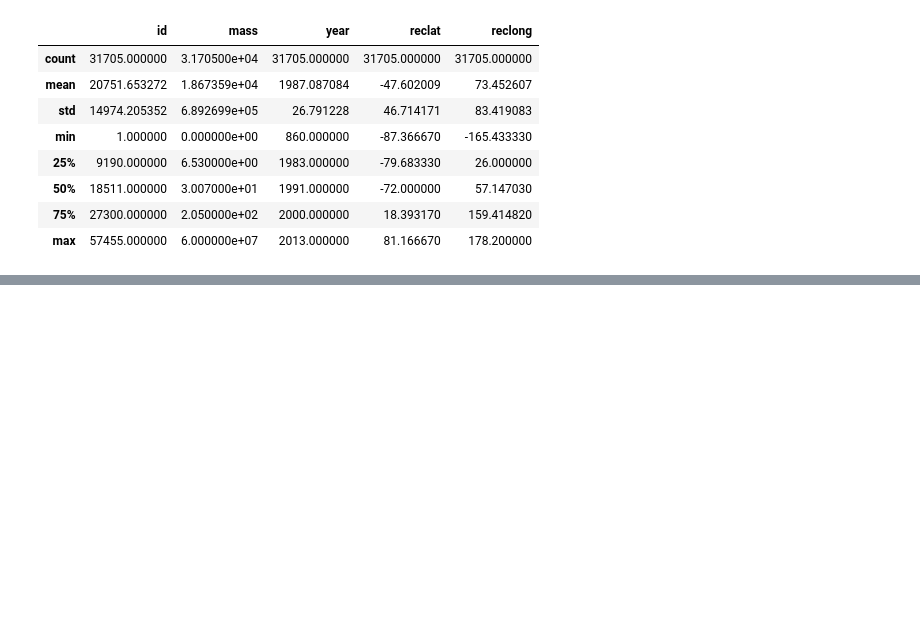
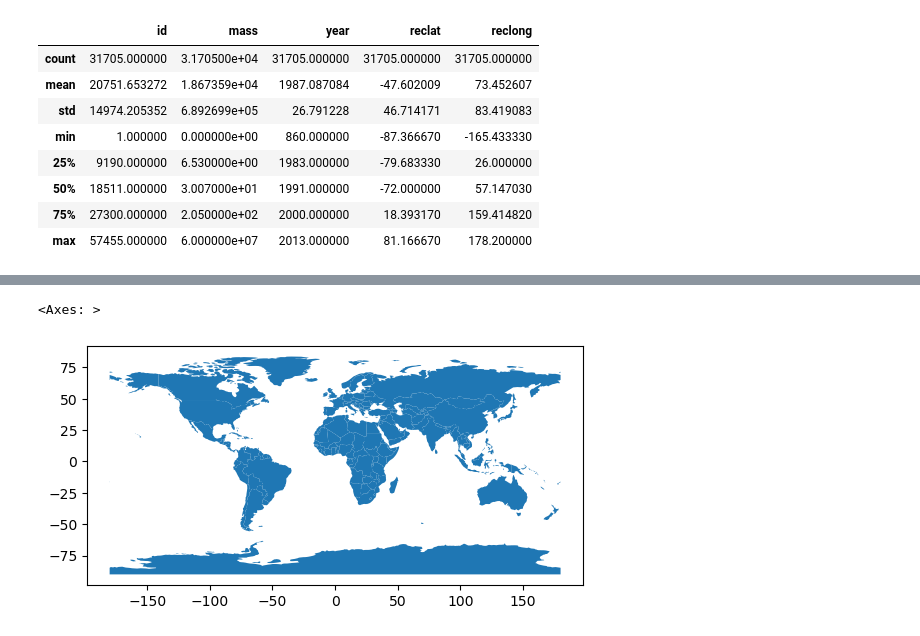
Before and after one commit to WaielonH/dashmeteor, a Jupyter notebook: src/eda.ipynb, the cells around one changed output, grey strips where cells are left out. Saved outputs shown, nothing was run; the diff lists cells and outputs as text; code cells hidden in the pictures; blank space fills up the shorter version.

Commit message:
Added required plots

```diff
--- a/src/eda.ipynb
+++ b/src/eda.ipynb
@@ -53,0 +76,7 @@ alt.Chart(clean.groupby(by=['year', 'fall', 'nametype']).agg({'id': 'count'}).re
+# %%
+world = gpd.read_file(gpd.datasets.get_path('naturalearth_lowres'))
+world.to_crs('EPSG:3347')
+world.plot()
+# %% [output]
+<Axes: >
+[figure, added]
```
Also changed, not shown: parts of 12 cells of this notebook, 1 other file.
